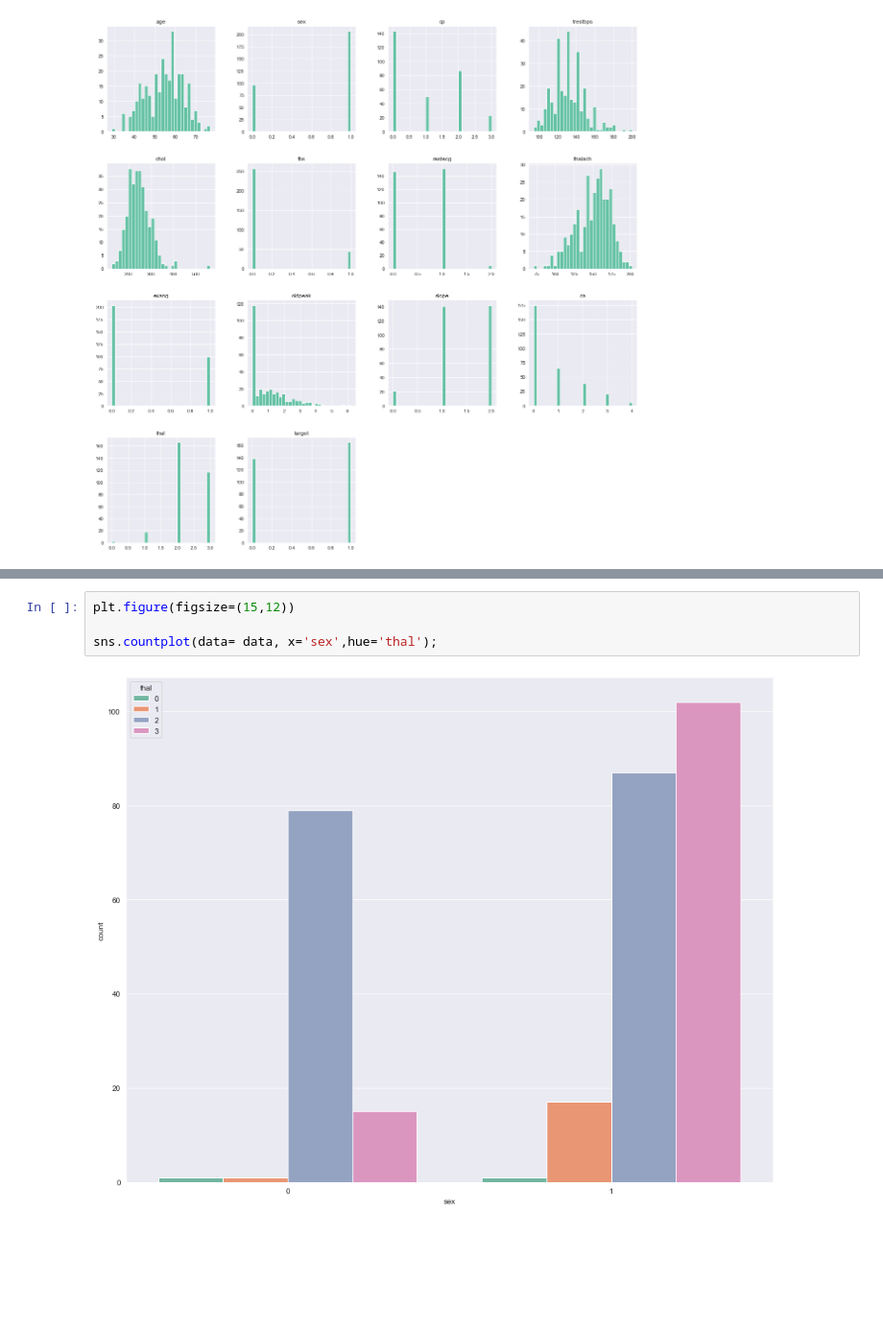
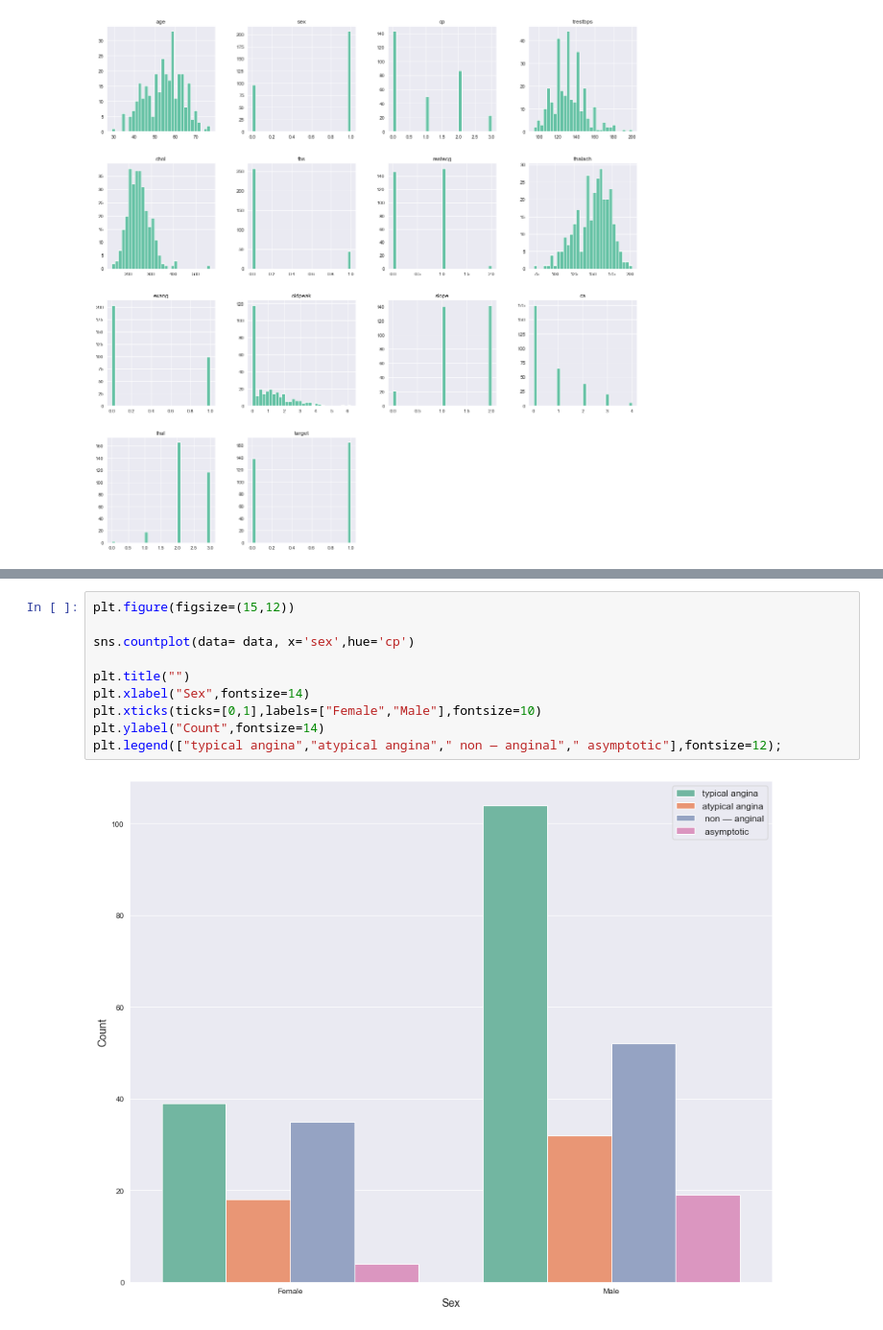
Before and after one commit to shamimsikder/Data-Visualization-Exercises, a Jupyter notebook: Heart Disease Data Visualization.ipynb, the cells around one changed output, grey strips where cells are left out. Shown at 96% size. Saved outputs shown, nothing was run; the diff lists cells and outputs as text; blank space fills up the shorter version.

```diff
--- a/Heart Disease Data Visualization.ipynb
+++ b/Heart Disease Data Visualization.ipynb
@@ -195,6 +197,12 @@ plt.legend([ "No Disease","Disease"],fontsize=14);
 # %%
 plt.figure(figsize=(15,12))
 
-sns.countplot(data= data, x='sex',hue='thal');
+sns.countplot(data= data, x='sex',hue='cp')
+
+plt.title("")
+plt.xlabel("Sex",fontsize=14)
+plt.xticks(ticks=[0,1],labels=["Female","Male"],fontsize=10)
+plt.ylabel("Count",fontsize=14)
+plt.legend(["typical angina","atypical angina"," non — anginal"," asymptotic"],fontsize=12);
 # %% [output]
-[figure, old version]
+[figure, new version]
```
Also changed, not shown: parts of 15 cells of this notebook.
